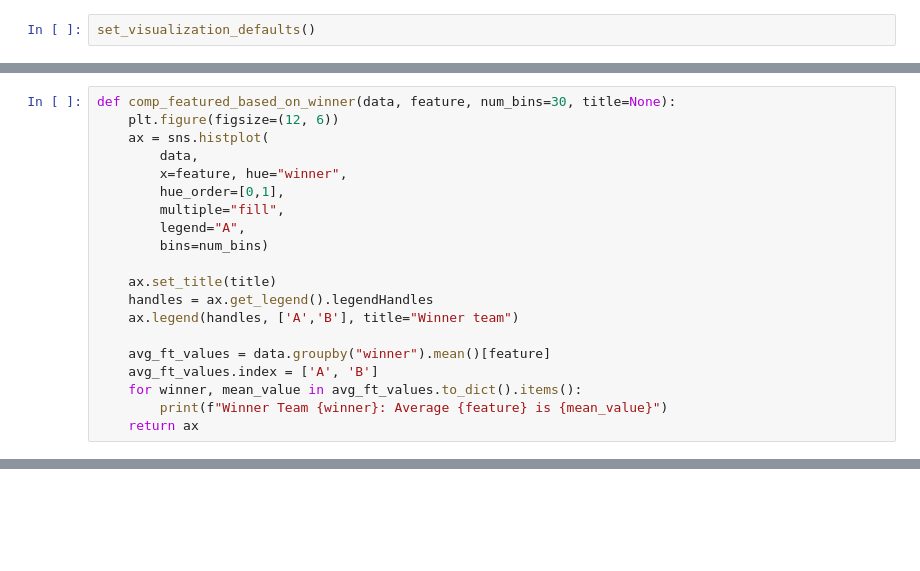
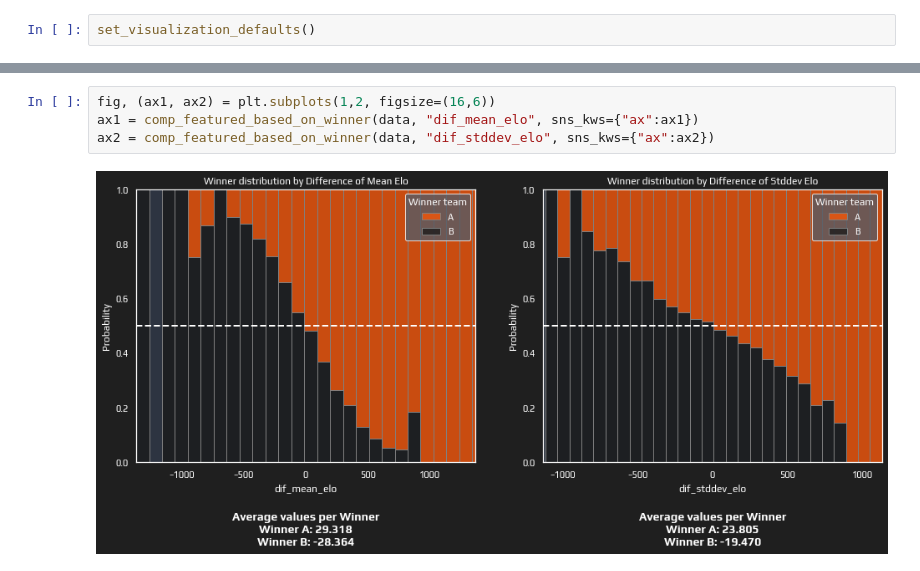
Before and after one commit to henriquebferreira/faceit-predictor-ML, a Jupyter notebook: notebooks/04_final_eda.ipynb, the cells around one changed output, grey strips where cells are left out. Drawn from its saved outputs; the diff is of its cells as text; blank space fills up the shorter version.

```diff
--- a/notebooks/04_final_eda.ipynb
+++ b/notebooks/04_final_eda.ipynb
@@ -54,20 +45,0 @@ data.groupby("winner").mean()
-# %%
-def comp_featured_based_on_winner(data, feature, num_bins=30, title=None):
-    plt.figure(figsize=(12, 6))
-    ax = sns.histplot(
-        data,
-        x=feature, hue="winner",
-        hue_order=[0,1],
-        multiple="fill",
-        legend="A",
-        bins=num_bins)
-
-    ax.set_title(title)
-    handles = ax.get_legend().legendHandles
-    ax.legend(handles, ['A','B'], title="Winner team")
-
-    avg_ft_values = data.groupby("winner").mean()[feature]
-    avg_ft_values.index = ['A', 'B']
-    for winner, mean_value in avg_ft_values.to_dict().items():
-        print(f"Winner Team {winner}: Average {feature} is {mean_value}")
-    return ax
@@ -81,0 +72,6 @@ data.groupby("winner").mean()["dif_mean_elo"].index = ['A', 'B']
+# %%
+fig, (ax1, ax2) = plt.subplots(1,2, figsize=(16,6))
+ax1 = comp_featured_based_on_winner(data, "dif_mean_elo", sns_kws={"ax":ax1})
+ax2 = comp_featured_based_on_winner(data, "dif_stddev_elo", sns_kws={"ax":ax2})
+# %% [output]
+[figure, added]
```
Also changed, not shown: parts of 31 cells of this notebook, 9 other files.
